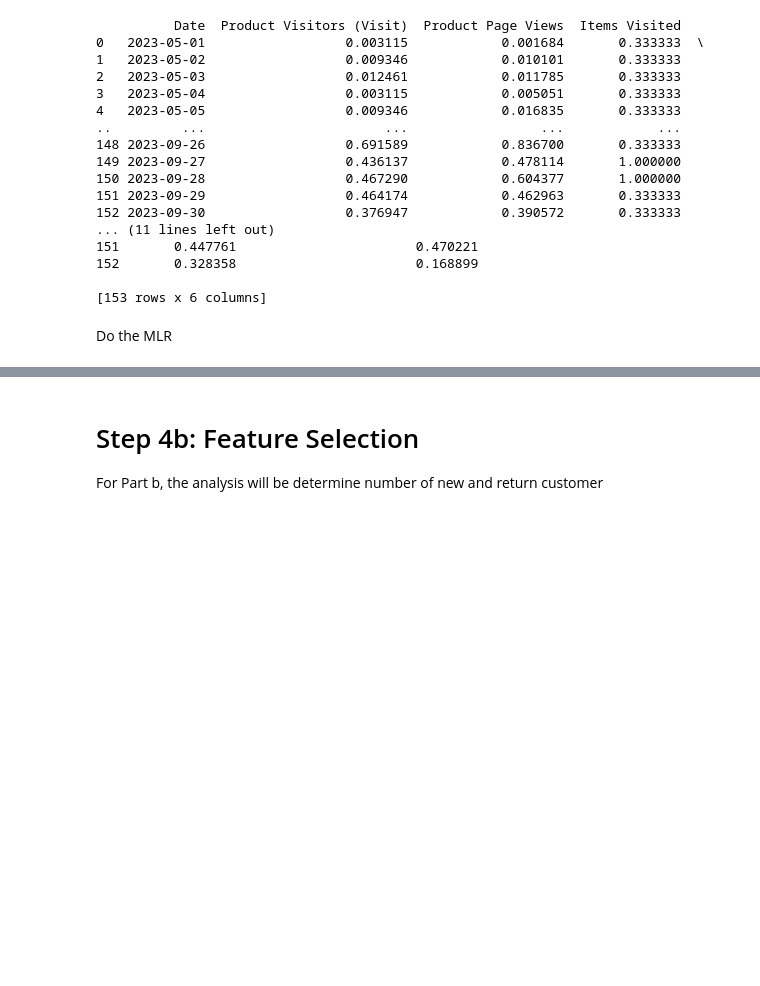
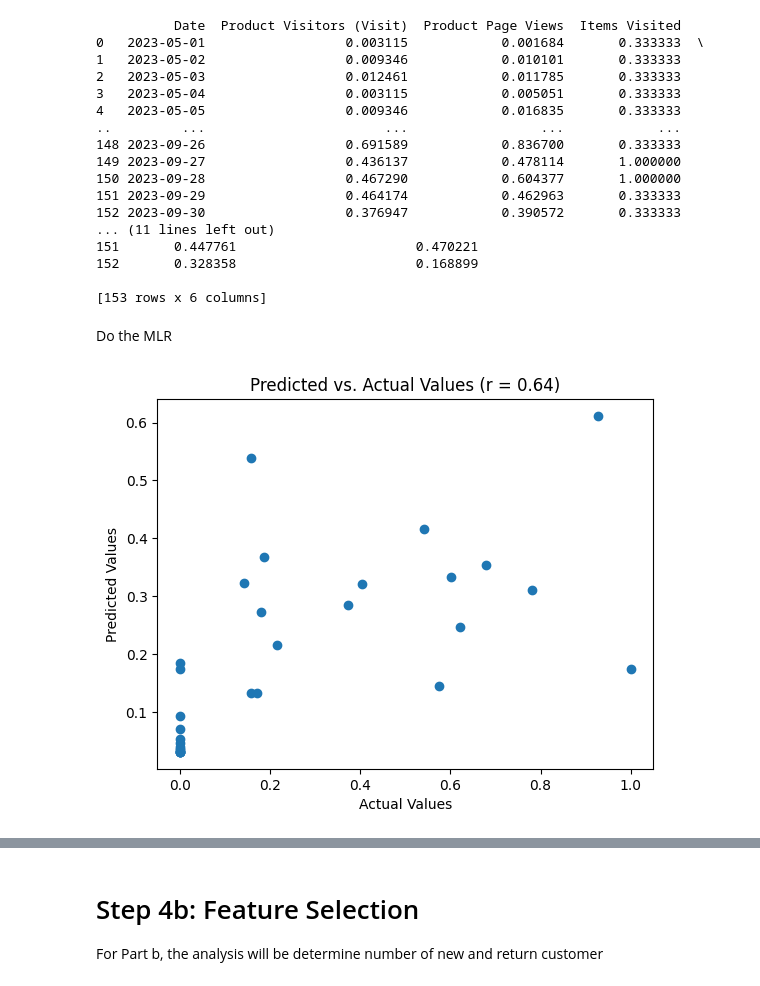
Before and after one commit to JingYuan0926/ChiliLado, a Jupyter notebook: ChiliLado.ipynb, the cells around one changed output, grey strips where cells are left out. Saved outputs shown, nothing was run; the diff lists cells and outputs as text; code cells hidden in the pictures; blank space fills up the shorter version.

```diff
--- a/ChiliLado.ipynb
+++ b/ChiliLado.ipynb
@@ -348,0 +347,25 @@ Do the MLR
+# %%
+#Prepare the data for multiple regression model
+X =df1 [['Product Visitors (Visit)','Product Page Views','Items Visited','Search Clicks']] # Independent Variable
+y = df1['Sales (Confirmed Order) (MYR)'] #Dependent Variable
+
+X_train, X_test, y_train, y_test = train_test_split(X,y,test_size=0.2, random_state=42)
+
+#Create a linear regressioin model
+obj1_model = LinearRegression()
+#train the model
+obj1_model.fit(X_train, y_train)
+
+y_pred = obj1_model.predict(X_test)
+
+#Plot the graph for predicted vs actual values
+
+import matplotlib.pyplot as plt
+from scipy.stats import pearsonr
+plt.scatter (y_test, y_pred)
+plt.xlabel ('Actual Values')
+plt.ylabel('Predicted Values')
+plt.title('Predicted vs. Actual Values (r = {0:0.2f})'.format(pearsonr(y_test, y_pred)[0], 2))
+plt.show()
+# %% [output]
+[figure, added]
```
Also changed, not shown: parts of 6 cells of this notebook.
